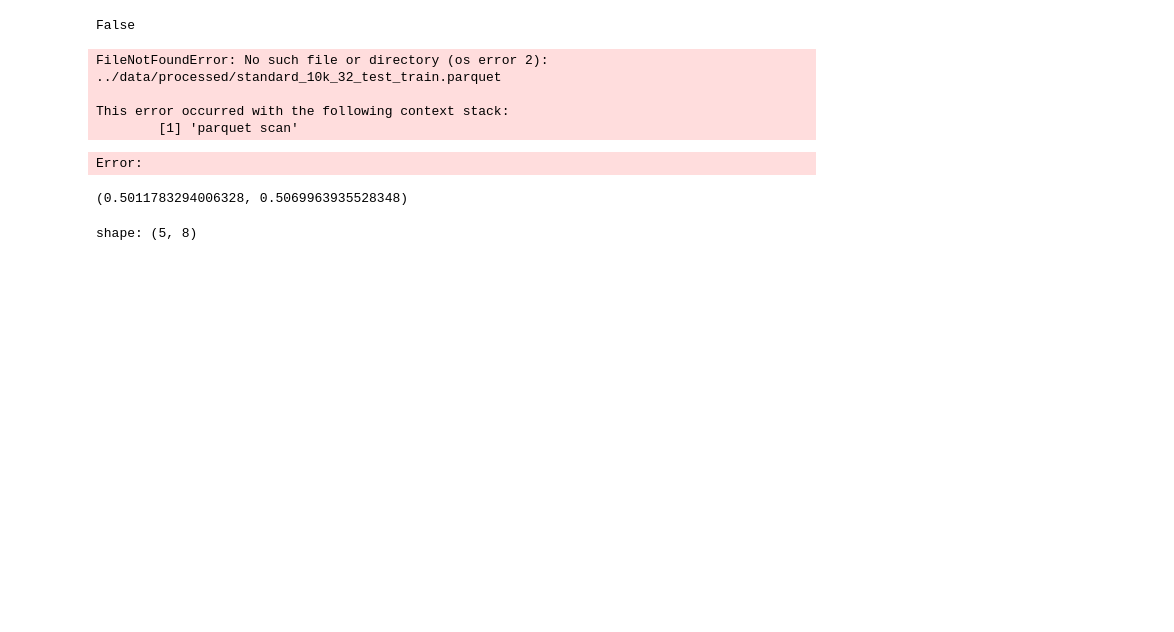
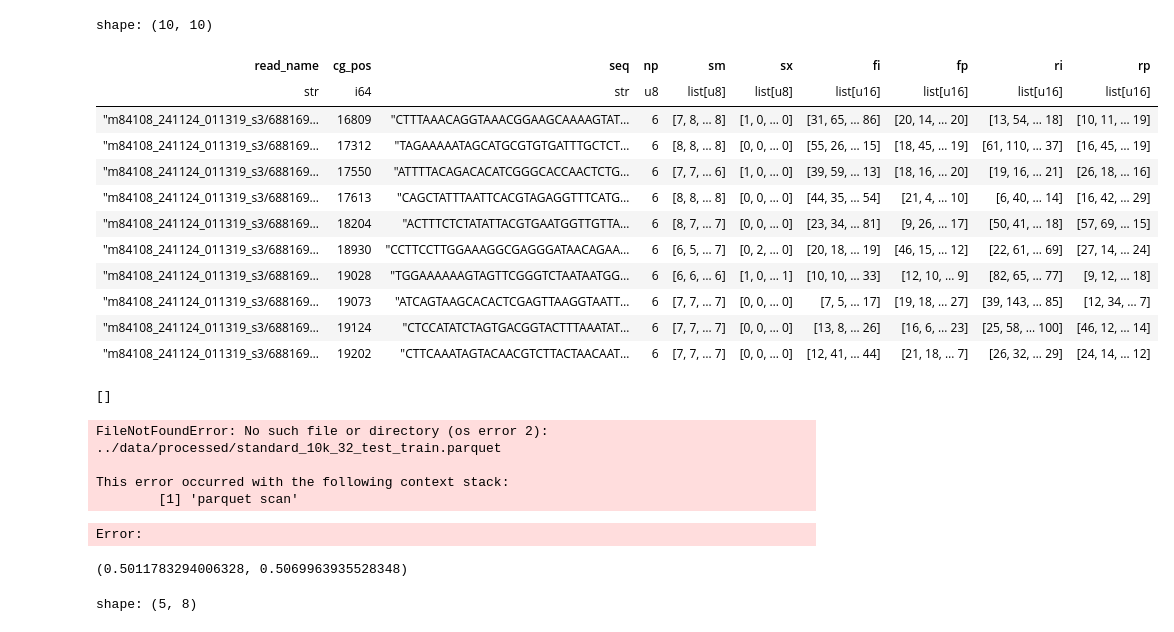
Before and after one commit to hcharlton/methyl-jepa, a Jupyter notebook: notebooks/explore-0.0.ipynb, the cells around one changed output. Saved outputs shown, nothing was run; the diff lists cells and outputs as text; code cells hidden in the pictures; blank space fills up the shorter version.

```diff
--- a/notebooks/explore-0.0.ipynb
+++ b/notebooks/explore-0.0.ipynb
@@ -5,9 +5,27 @@ import altair as alt
 alt.data_transformers.enable("vegafusion")
 WINDOW_SIZE = 32
 # %%
-not 45
+df = pl.read_parquet('../data/processed/martin_ss_v0.1.parquet')
+df[600_000:600_010]
 # %% [output]
-False
+shape: (10, 10)
+| read_name | cg_pos | seq | np | sm | sx | fi | fp | ri | rp |
+| str | i64 | str | u8 | list[u8] | list[u8] | list[u16] | list[u16] | list[u16] | list[u16] |
+| "m84108_241124_011319_s3/688169… | 16809 | "CTTTAAACAGGTAAACGGAAGCAAAAGTAT… | 6 | [7, 8, … 8] | [1, 0, … 0] | [31, 65, … 86] | [20, 14, … 20] | [13, 54, … 18] | [10, 11, … 19] |
+| "m84108_241124_011319_s3/688169… | 17312 | "TAGAAAAATAGCATGCGTGTGATTTGCTCT… | 6 | [8, 8, … 8] | [0, 0, … 0] | [55, 26, … 15] | [18, 45, … 19] | [61, 110, … 37] | [16, 45, … 19] |
+| "m84108_241124_011319_s3/688169… | 17550 | "ATTTTACAGACACATCGGGCACCAACTCTG… | 6 | [7, 7, … 6] | [1, 0, … 0] | [39, 59, … 13] | [18, 16, … 20] | [19, 16, … 21] | [26, 18, … 16] |
+| "m84108_241124_011319_s3/688169… | 17613 | "CAGCTATTTAATTCACGTAGAGGTTTCATG… | 6 | [8, 8, … 8] | [0, 0, … 0] | [44, 35, … 54] | [21, 4, … 10] | [6, 40, … 14] | [16, 42, … 29] |
+| "m84108_241124_011319_s3/688169… | 18204 | "ACTTTCTCTATATTACGTGAATGGTTGTTA… | 6 | [8, 7, … 7] | [0, 0, … 0] | [23, 34, … 81] | [9, 26, … 17] | [50, 41, … 18] | [57, 69, … 15] |
+| "m84108_241124_011319_s3/688169… | 18930 | "CCTTCCTTGGAAAGGCGAGGGATAACAGAA… | 6 | [6, 5, … 7] | [0, 2, … 0] | [20, 18, … 19] | [46, 15, … 12] | [22, 61, … 69] | [27, 14, … 24] |
+| "m84108_241124_011319_s3/688169… | 19028 | "TGGAAAAAAGTAGTTCGGGTCTAATAATGG… | 6 | [6, 6, … 6] | [1, 0, … 1] | [10, 10, … 33] | [12, 10, … 9] | [82, 65, … 77] | [9, 12, … 18] |
+| "m84108_241124_011319_s3/688169… | 19073 | "ATCAGTAAGCACACTCGAGTTAAGGTAATT… | 6 | [7, 7, … 7] | [0, 0, … 0] | [7, 5, … 17] | [19, 18, … 27] | [39, 143, … 85] | [12, 34, … 7] |
+| "m84108_241124_011319_s3/688169… | 19124 | "CTCCATATCTAGTGACGGTACTTTAAATAT… | 6 | [7, 7, … 7] | [0, 0, … 0] | [13, 8, … 26] | [16, 6, … 23] | [25, 58, … 100] | [46, 12, … 14] |
+| "m84108_241124_011319_s3/688169… | 19202 | "CTTCAAATAGTACAACGTCTTACTAACAAT… | 6 | [7, 7, … 7] | [0, 0, … 0] | [12, 41, … 44] | [21, 18, … 7] | [26, 32, … 29] | [24, 14, … 12] |
+# %%
+templist = list(range(10))
+templist[]
+# %% [output]
+[]
 # %%
 df_train = pl.read_parquet('../data/processed/standard_10k_32_test_train.parquet')
 df_test = pl.read_parquet('../data/processed/standard_10k_32_test_test.parquet')
```
Also changed, not shown: 2 other files.
